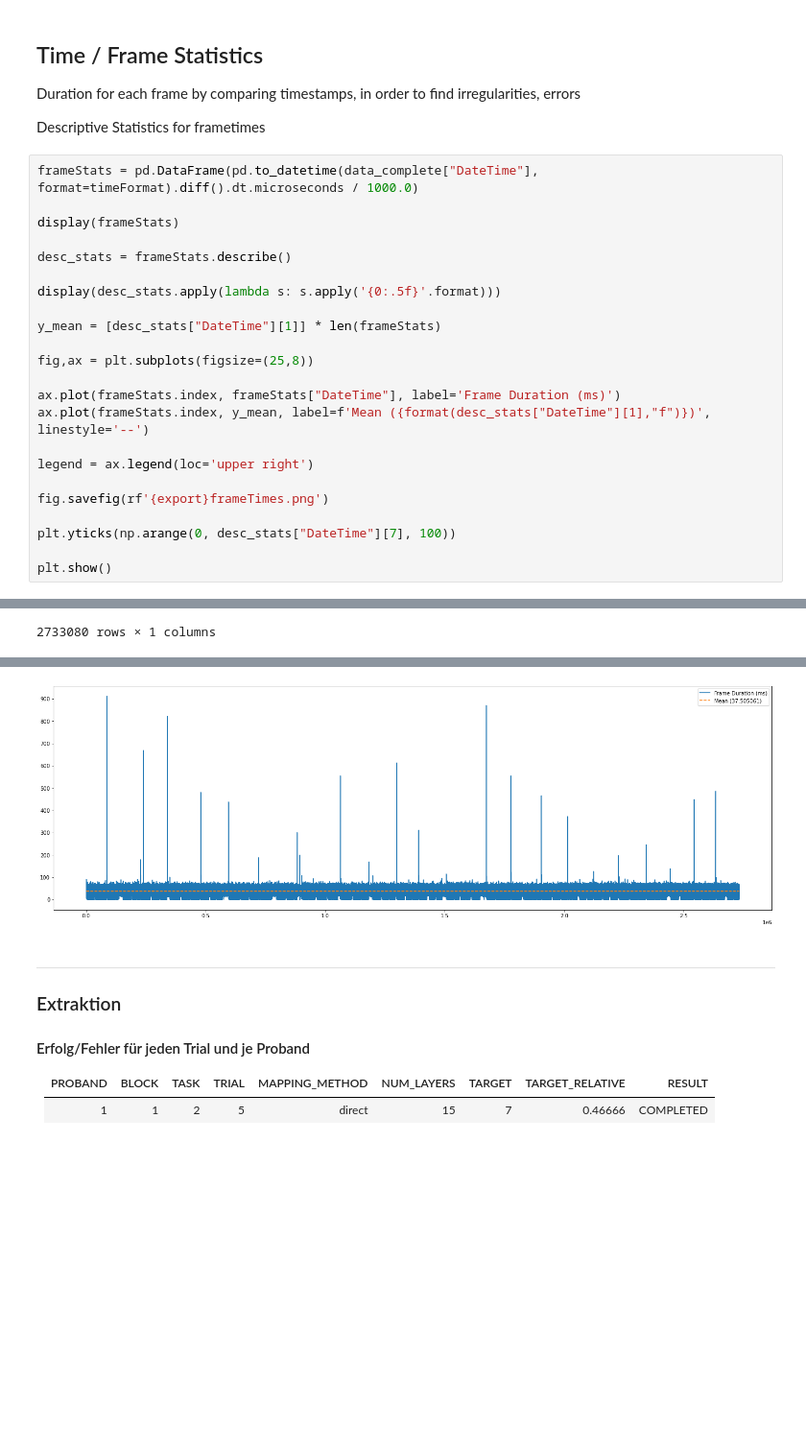
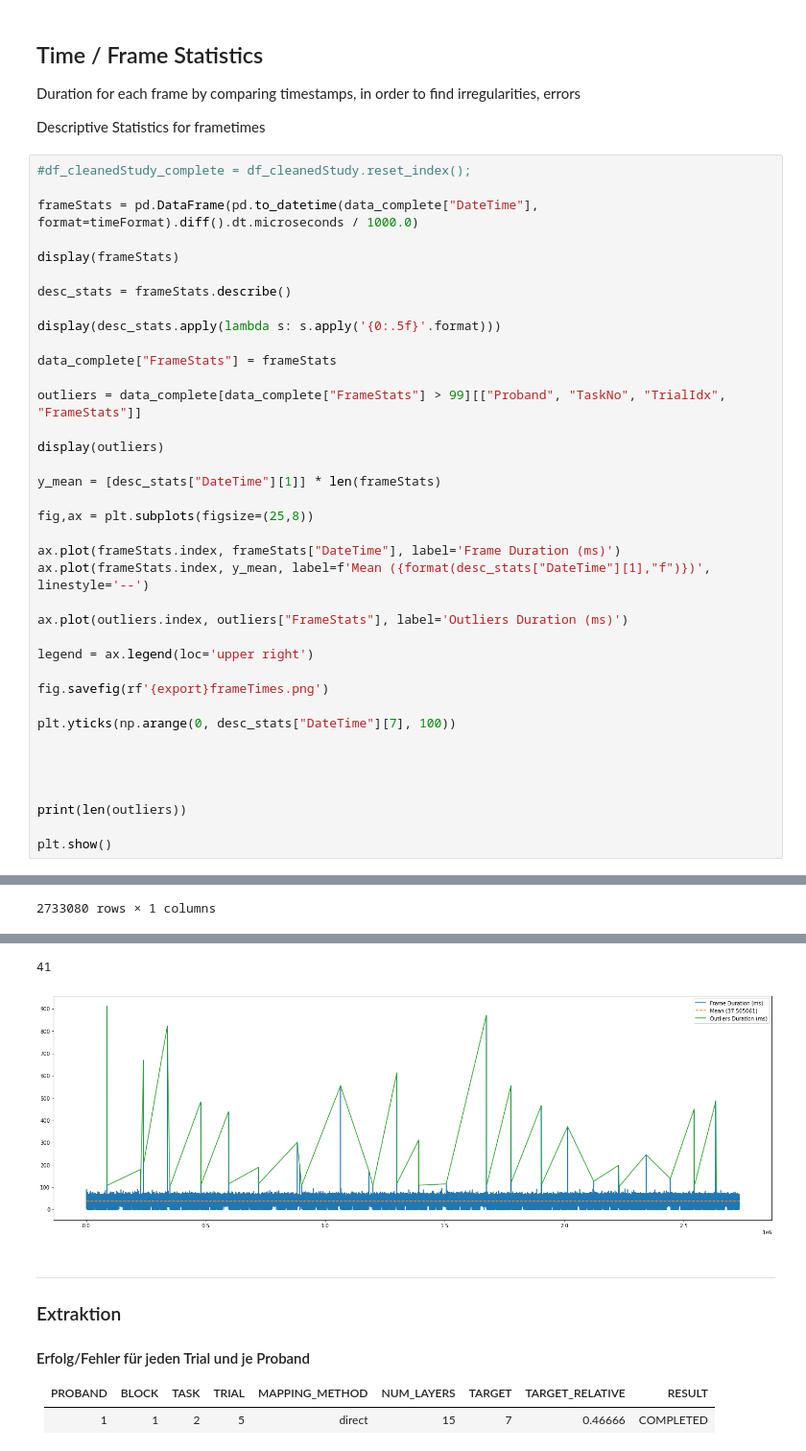
Before and after one commit to visualengineers/reflex-avi2022-results, a Jupyter notebook: code/zelasto study.ipynb, the cells around one changed output, grey strips where cells are left out. Shown at 96% size. Cells and saved outputs as stored; diff of their text form; blank space fills up the shorter version.

Commit message:
feature: several changes to identify block start / frame time issues

```diff
--- a/code/zelasto study.ipynb
+++ b/code/zelasto study.ipynb
@@ -311,6 +311,8 @@ Duration for each frame by comparing timestamps, in order to find irregularities
 
 Descriptive Statistics for frametimes
 # %%
+#df_cleanedStudy_complete = df_cleanedStudy.reset_index();
+
 frameStats = pd.DataFrame(pd.to_datetime(data_complete["DateTime"], format=timeFormat).diff().dt.microseconds / 1000.0)
 
 display(frameStats)
@@ -319,6 +321,12 @@ desc_stats = frameStats.describe()
 
 display(desc_stats.apply(lambda s: s.apply('{0:.5f}'.format)))
 
+data_complete["FrameStats"] = frameStats
+
+outliers = data_complete[data_complete["FrameStats"] > 99][["Proband", "TaskNo", "TrialIdx", "FrameStats"]]
+
+display(outliers)
+
 y_mean = [desc_stats["DateTime"][1]] * len(frameStats)
 
 fig,ax = plt.subplots(figsize=(25,8))
@@ -326,12 +334,19 @@ fig,ax = plt.subplots(figsize=(25,8))
 ax.plot(frameStats.index, frameStats["DateTime"], label='Frame Duration (ms)')
 ax.plot(frameStats.index, y_mean, label=f'Mean ({format(desc_stats["DateTime"][1],"f")})', linestyle='--')
 
+ax.plot(outliers.index, outliers["FrameStats"], label='Outliers Duration (ms)')
+
 legend = ax.legend(loc='upper right')
 
 fig.savefig(rf'{export}frameTimes.png')
 
 plt.yticks(np.arange(0, desc_stats["DateTime"][7], 100))
 
+
+
+
+print(len(outliers))
+
 plt.show()
 # %% [output]
 |  | DateTime |
@@ -359,4 +391,5 @@ plt.show()
+41
-[figure, old version]
+[figure, new version]
 # %% [markdown]
 ---
 
```
Also changed, not shown: parts of 3 cells of this notebook, 12 other files.
